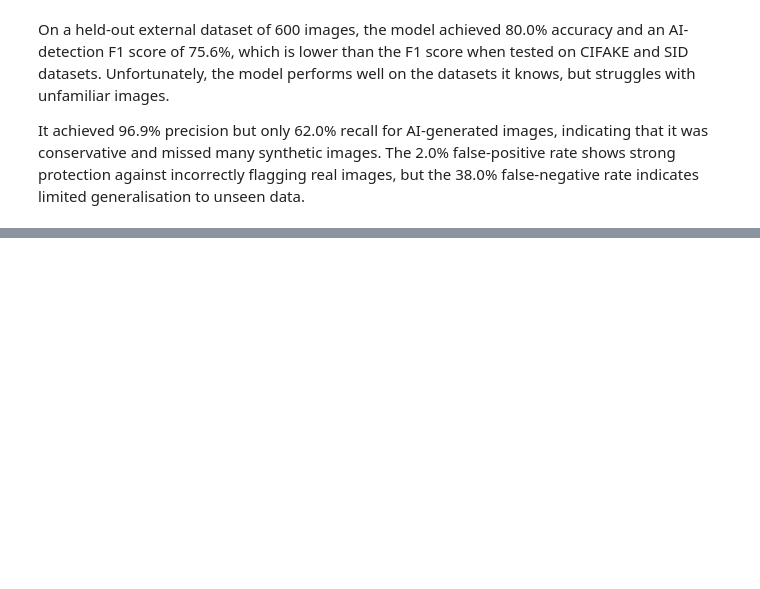
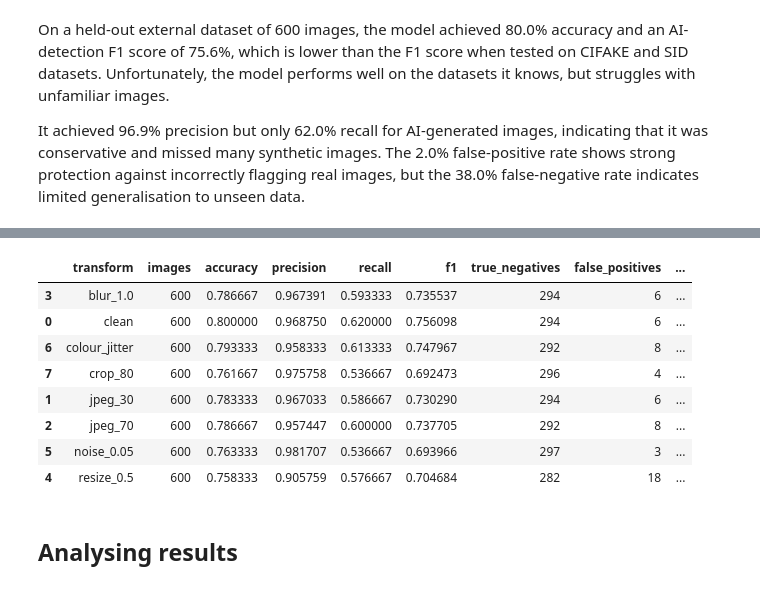
Before and after one commit to mikkichan22/AI-image-detector, a Jupyter notebook: notebooks/04_evaluation.ipynb, the cells around one changed output, grey strips where cells are left out. Cells and saved outputs as stored; diff of their text form; code cells hidden in the pictures; blank space fills up the shorter version.

```diff
--- a/notebooks/04_evaluation.ipynb
+++ b/notebooks/04_evaluation.ipynb
@@ -921,0 +1126,13 @@ It achieved 96.9% precision but only 62.0% recall for AI-generated images, indic
+# %%
+TRANSFORM_NAMES = [
+    "clean",
+    "jpeg_30",
+    "jpeg_70",
+    "blur_1.0",
+    "resize_0.5",
+    "noise_0.05",
+    "colour_jitter",
+    "crop_80",
+]
+
+print("Number of conditions:", len(TRANSFORM_NAMES))
@@ -921,0 +1141,2 @@ It achieved 96.9% precision but only 62.0% recall for AI-generated images, indic
+# %%
+evaluation_df = external_df.copy()
@@ -921,0 +1376,16 @@ It achieved 96.9% precision but only 62.0% recall for AI-generated images, indic
+# %%
+metrics_df = pd.DataFrame(metrics_results)
+metrics_df = metrics_df.sort_values("transform")
+display(metrics_df)
+# %% [output]
+|  | transform | images | accuracy | precision | recall | f1 | true_negatives | false_positives | ... |
+| 3 | blur_1.0 | 600 | 0.786667 | 0.967391 | 0.593333 | 0.735537 | 294 | 6 | ... |
+| 0 | clean | 600 | 0.800000 | 0.968750 | 0.620000 | 0.756098 | 294 | 6 | ... |
+| 6 | colour_jitter | 600 | 0.793333 | 0.958333 | 0.613333 | 0.747967 | 292 | 8 | ... |
+| 7 | crop_80 | 600 | 0.761667 | 0.975758 | 0.536667 | 0.692473 | 296 | 4 | ... |
+| 1 | jpeg_30 | 600 | 0.783333 | 0.967033 | 0.586667 | 0.730290 | 294 | 6 | ... |
+| 2 | jpeg_70 | 600 | 0.786667 | 0.957447 | 0.600000 | 0.737705 | 292 | 8 | ... |
+| 5 | noise_0.05 | 600 | 0.763333 | 0.981707 | 0.536667 | 0.693966 | 297 | 3 | ... |
+| 4 | resize_0.5 | 600 | 0.758333 | 0.905759 | 0.576667 | 0.704684 | 282 | 18 | ... |
+# %% [markdown]
+## **Analysing results**
```
Also changed, not shown: parts of 11 cells of this notebook.
